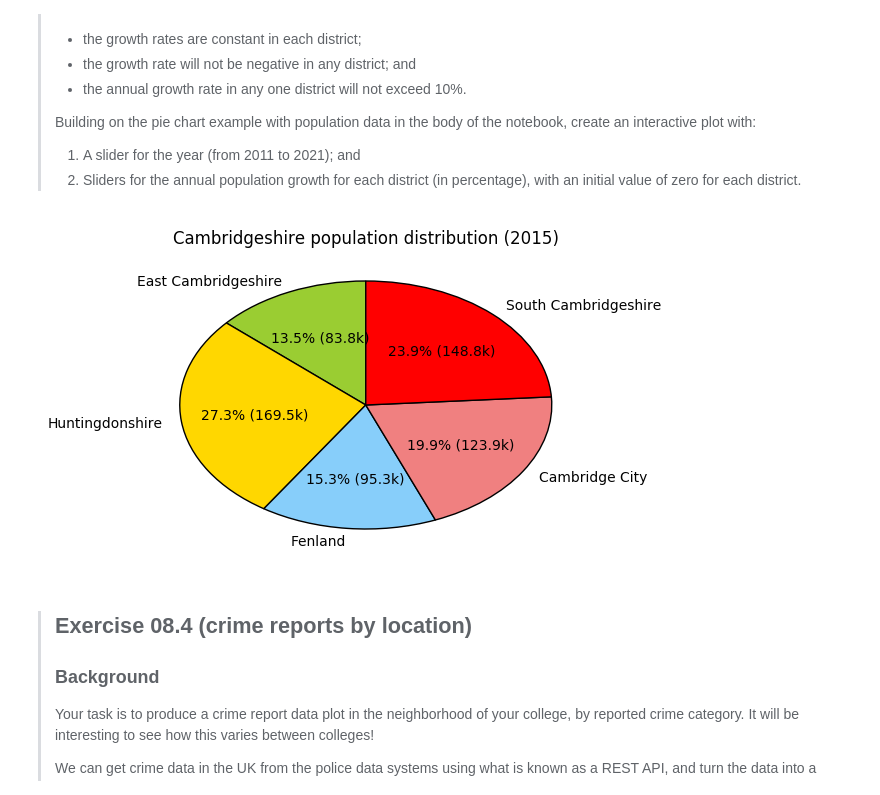
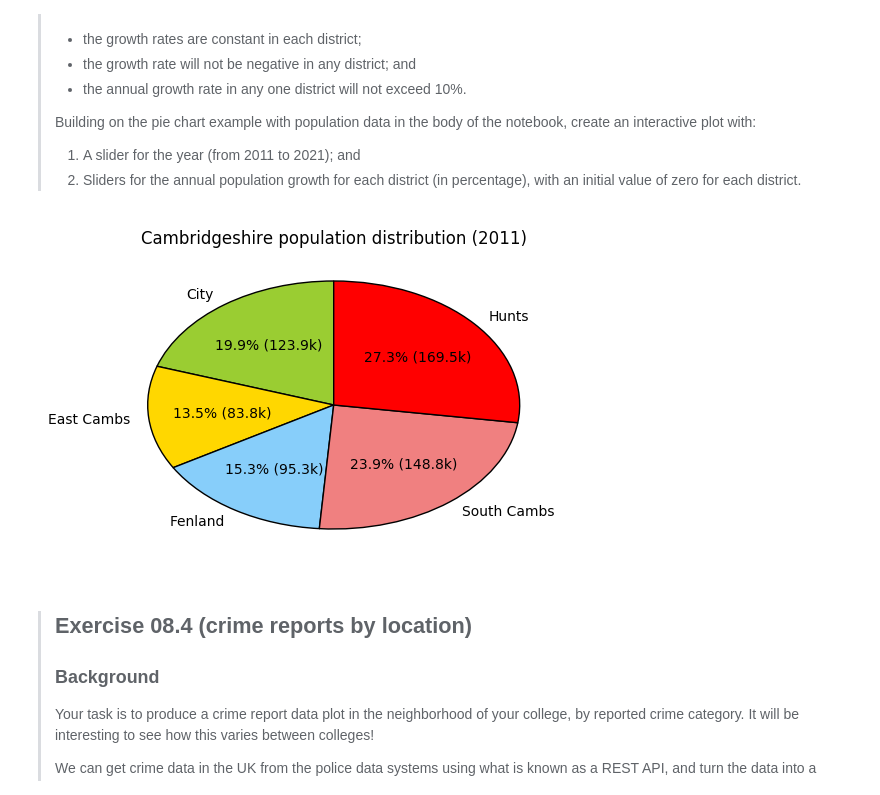
Before and after one commit to edwinbalani/PartIA-Exercises, a Jupyter notebook: 08.ipynb, the cells around one changed output. Drawn from its saved outputs; the diff is of its cells as text; code cells hidden in the pictures.

```diff
--- a/08.ipynb
+++ b/08.ipynb
@@ -152,8 +152,8 @@ plt.plot(x, g(x))
 # Exercise 08.3
 from ipywidgets import interact, HBox, Label, IntSlider
 
-district = ('Cambridge City', 'East Cambridgeshire', 'Fenland', 'Huntingdonshire',
-            'South Cambridgeshire')
+district = ('City', 'East Cambs', 'Fenland', 'Hunts',
+            'South Cambs')
 population = (123900, 83800, 95300, 169500, 148800)
 start_year = 2011
 starting_pops = dict(zip(district, population))
@@ -163,34 +163,34 @@ colors = ['yellowgreen', 'gold', 'lightskyblue', 'lightcoral', 'red']
 slider_dict = {x: ipywidgets.FloatSlider(min=0.0, max=10.0, step=0.1,
                                          value=0.0, continuous_update=False)
                for x in district}
 
 # Taken and adapted from http://stackoverflow.com/a/6170354
 def make_autopct(values):
     def my_autopct(pct):
         total = sum(values)
         val = int(round(pct*total/100.0))
         return '{p:.1f}% ({v:1.1f}k)'.format(p=pct,v=val/1000)
     return my_autopct
 
 
 @interact(current_year = IntSlider(min=2011, max=2021, step=1,
                                    value=2011, description='Current year'),
           **slider_dict)
 def dopie(current_year, **kwargs):
     growthrates = {i: kwargs[i]/100 for i in kwargs}
     yeardifference = current_year - start_year
 
     current_pops = {k: starting_pops[k] * (1+growthrates[k])**yeardifference for k in starting_pops}
     # Produce pie chart. The slices will be ordered and plotted counter-clockwise.
     values = list(current_pops.values())
     keys = current_pops.keys()
     plt.pie(values, labels=keys, colors=colors,
             autopct=make_autopct(values), startangle=90)
 
     # Add title
     plt.title("Cambridgeshire population distribution ({})".format(current_year))
 # %% [output]
-[figure, old version]
+[figure, new version]
 # %% [markdown]
 > ## Exercise 08.4 (crime reports by location)
 >
```
Also changed, not shown: parts of 1 cell of this notebook.
